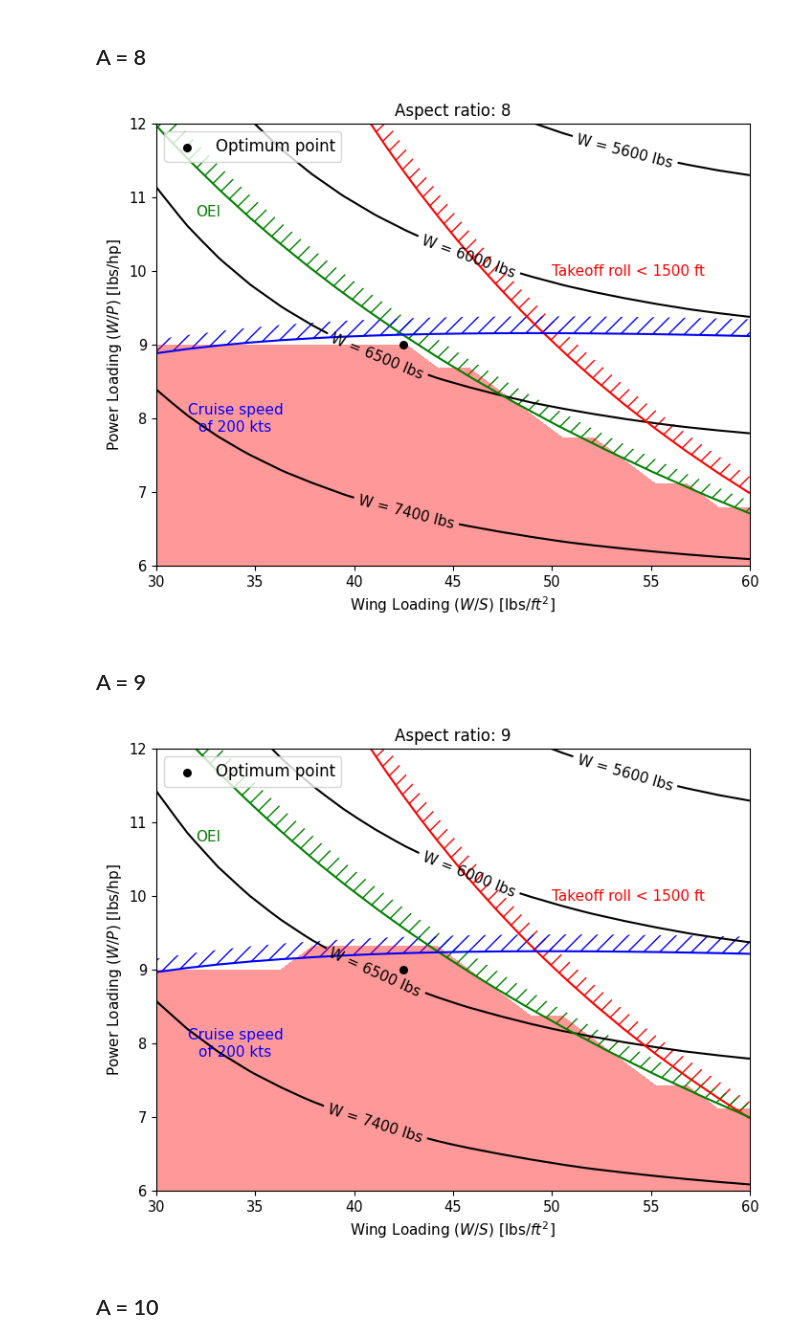
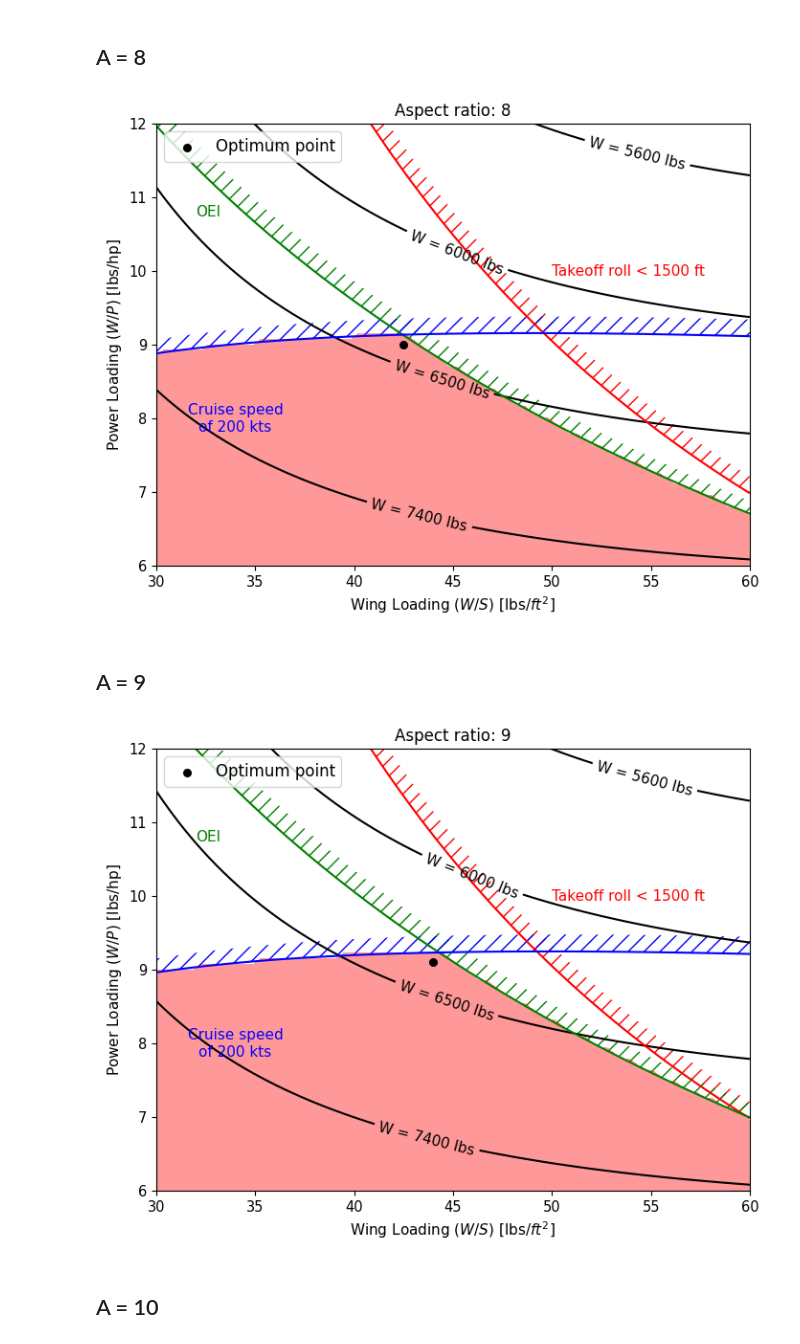
Before and after one commit to ComputationalDesignLab/aircraft-design, a Jupyter notebook: book/trade_study/ar_study.ipynb, the cells around one changed output. Drawn from its saved outputs; the diff is of its cells as text; code cells hidden in the pictures.

```diff
--- a/book/trade_study/ar_study.ipynb
+++ b/book/trade_study/ar_study.ipynb
@@ -20,7 +20,7 @@ def plot_trade_study(A):
         Function to create a trade study plot for a given A
     """
 
-    num_pts = 20 # 80
+    num_pts = 80
     wing_loading = np.linspace(30, 60, num_pts) # lbs/sq ft
     power_loading = np.linspace(6, 12, num_pts) # lbs/hp
 
@@ -121,19 +121,19 @@ ax = plot_trade_study(A[-1])
 ax.scatter(best_wing_loading[-1], best_power_loading[-1], color="k", s=30, label="Optimum point")
 _ = ax.legend(fontsize=12)
 # %% [output]
-[figure, old version]
+[figure, new version]
 # %% [markdown]
 ## A = 9
 # %%
 A.append(9)
-best_wing_loading.append(42.5) # lbs/sq ft
-best_power_loading.append(9.0) # lbs/hp
+best_wing_loading.append(44.0) # lbs/sq ft
+best_power_loading.append(9.1) # lbs/hp
 
 ax = plot_trade_study(A[-1])
 ax.scatter(best_wing_loading[-1], best_power_loading[-1], color="k", s=30, label="Optimum point")
 _ = ax.legend(fontsize=12)
 # %% [output]
-[figure, old version]
+[figure, new version]
 # %% [markdown]
 ## A = 10
 # %%
```
Also changed, not shown: parts of 9 cells of this notebook.
